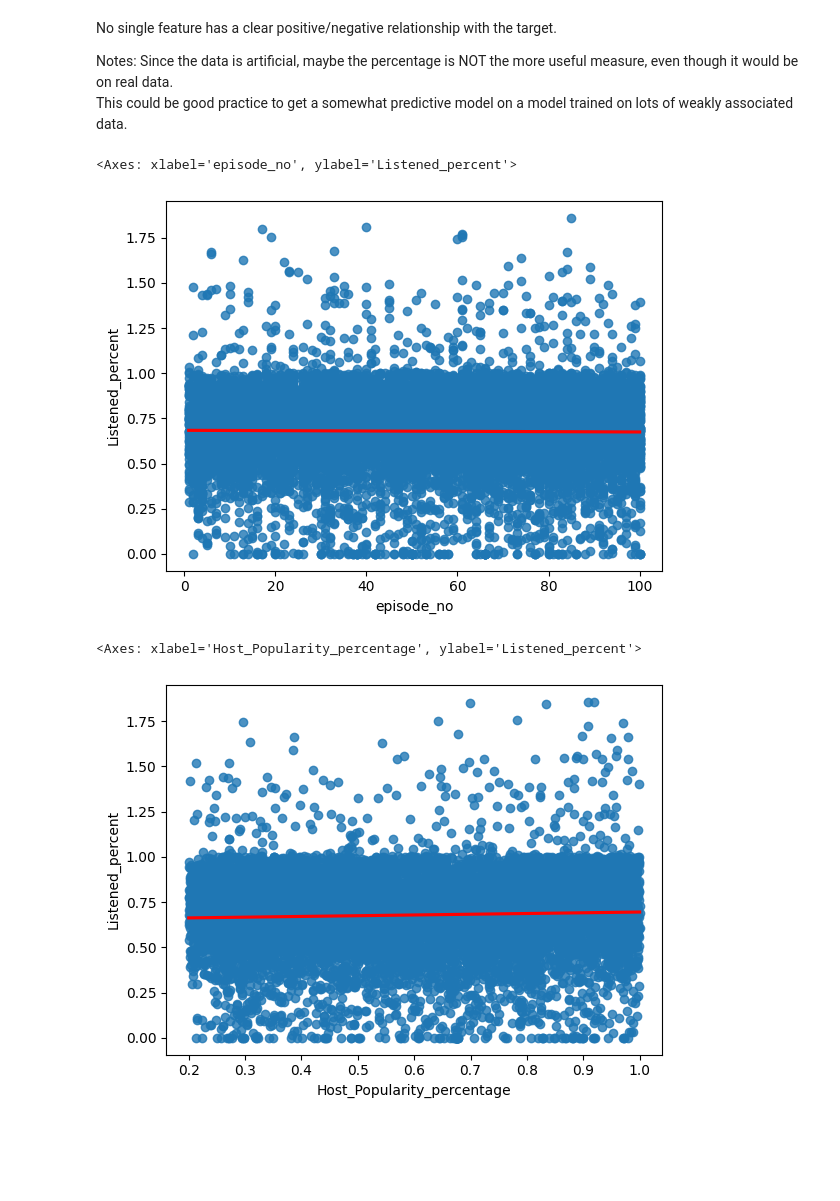
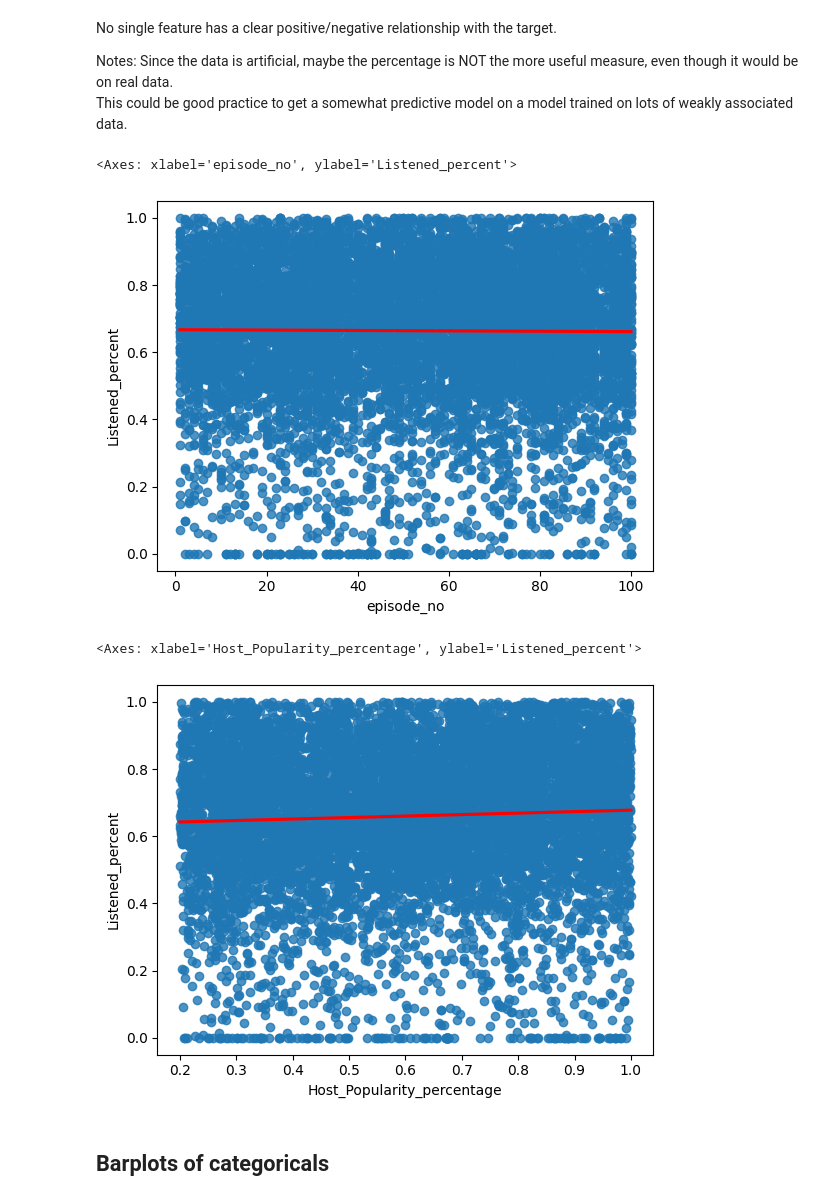
Before and after one commit to Mkranj/podcast_listening_time, a Jupyter notebook: EDA.ipynb, the cells around one changed output. Drawn from its saved outputs; the diff is of its cells as text; code cells hidden in the pictures; blank space fills up the shorter version.

```diff
--- a/EDA.ipynb
+++ b/EDA.ipynb
@@ -568,20 +592,22 @@ import seaborn as sns
 subs = training.sample(10000)
 
 # still need to crop the y axis
-subs = subs[subs.Listened_percent <= 2]
+subs = subs[subs.Listened_percent <= 1]
 
 sns.regplot(x = subs.episode_no, y = subs.Listened_percent, ci=False, line_kws={'color':'red'})
 # %% [output]
 <Axes: xlabel='episode_no', ylabel='Listened_percent'>
-[figure, old version]
+[figure, new version]
 # %%
 # same plot, subset of data
 subs = training.sample(10000)
 
 # still need to crop the y axis
-subs = subs[subs.Listened_percent <= 2]
+subs = subs[subs.Listened_percent <= 1]
 
 sns.regplot(x = subs.Host_Popularity_percentage, y = subs.Listened_percent, ci=False, line_kws={'color':'red'})
 # %% [output]
 <Axes: xlabel='Host_Popularity_percentage', ylabel='Listened_percent'>
-[figure, old version]
+[figure, new version]
+# %% [markdown]
+## Barplots of categoricals
```
Also changed, not shown: parts of 27 cells of this notebook.
